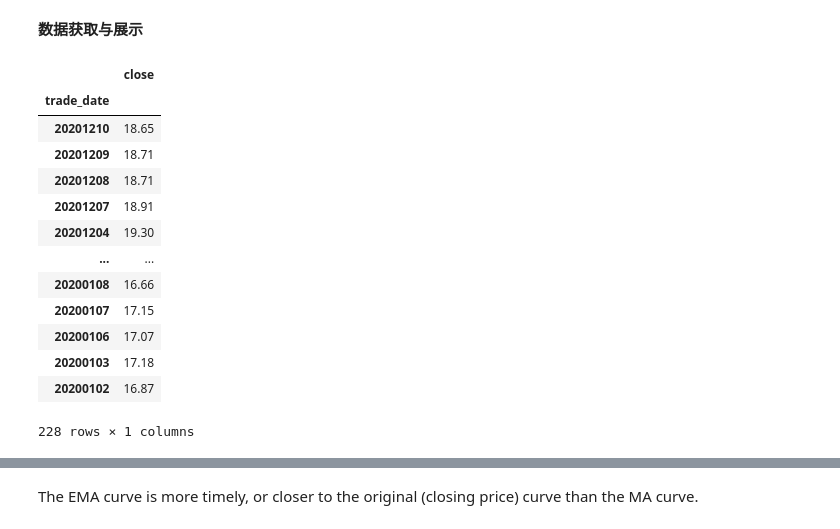
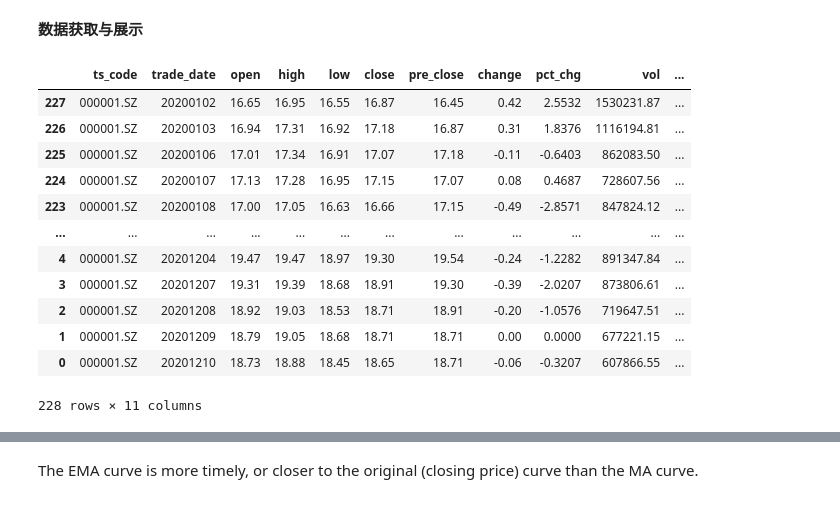
Before and after one commit to superMC5657/jrxy_python_course, a Jupyter notebook: ProgramSession/time_series_learn.ipynb, the cells around one changed output, grey strips where cells are left out. Cells and saved outputs as stored; diff of their text form; code cells hidden in the pictures.

```diff
--- a/ProgramSession/time_series_learn.ipynb
+++ b/ProgramSession/time_series_learn.ipynb
@@ -39,29 +39,28 @@ pandas, numpy, matplotlib, scipy, seaborn, statsmodels...
 # %%
 ## Importing Packages and Data
 
 import pandas as pd
+import numpy as np
+import matplotlib.pyplot as plt
 import tushare as ts
-import matplotlib.pyplot as plt
-import numpy as np
 
 tushare_token = '1c8b06446534ae510c8c68e38fc248b99f89ac3814cb55645ae2be72'  # 请在 tushare.pro 网站注册并且告知学生身份，可以取得你的token
 pro = ts.pro_api(tushare_token)
 
-df = pro.daily(ts_code='000001.SZ', start_date='20200101', end_date='20201210')
+df = pro.daily(ts_code='000001.SZ', start_date='20200101', end_date='20201210').iloc[::-1, :]
 cprice = df[['trade_date','close']].set_index('trade_date')
-cprice
+df
 # %% [output]
-|  | close |
-| trade_date |  |
-| 20201210 | 18.65 |
-| 20201209 | 18.71 |
-| 20201208 | 18.71 |
-| 20201207 | 18.91 |
-| 20201204 | 19.30 |
-| ... | ... |
-| 20200108 | 16.66 |
-| 20200107 | 17.15 |
-| 20200106 | 17.07 |
-| 20200103 | 17.18 |
-| 20200102 | 16.87 |
+|  | ts_code | trade_date | open | high | low | close | pre_close | change | pct_chg | vol | ... |
+| 227 | 000001.SZ | 20200102 | 16.65 | 16.95 | 16.55 | 16.87 | 16.45 | 0.42 | 2.5532 | 1530231.87 | ... |
+| 226 | 000001.SZ | 20200103 | 16.94 | 17.31 | 16.92 | 17.18 | 16.87 | 0.31 | 1.8376 | 1116194.81 | ... |
+| 225 | 000001.SZ | 20200106 | 17.01 | 17.34 | 16.91 | 17.07 | 17.18 | -0.11 | -0.6403 | 862083.50 | ... |
+| 224 | 000001.SZ | 20200107 | 17.13 | 17.28 | 16.95 | 17.15 | 17.07 | 0.08 | 0.4687 | 728607.56 | ... |
+| 223 | 000001.SZ | 20200108 | 17.00 | 17.05 | 16.63 | 16.66 | 17.15 | -0.49 | -2.8571 | 847824.12 | ... |
+| ... | ... | ... | ... | ... | ... | ... | ... | ... | ... | ... | ... |
+| 4 | 000001.SZ | 20201204 | 19.47 | 19.47 | 18.97 | 19.30 | 19.54 | -0.24 | -1.2282 | 891347.84 | ... |
+| 3 | 000001.SZ | 20201207 | 19.31 | 19.39 | 18.68 | 18.91 | 19.30 | -0.39 | -2.0207 | 873806.61 | ... |
+| 2 | 000001.SZ | 20201208 | 18.92 | 19.03 | 18.53 | 18.71 | 18.91 | -0.20 | -1.0576 | 719647.51 | ... |
+| 1 | 000001.SZ | 20201209 | 18.79 | 19.05 | 18.68 | 18.71 | 18.71 | 0.00 | 0.0000 | 677221.15 | ... |
+| 0 | 000001.SZ | 20201210 | 18.73 | 18.88 | 18.45 | 18.65 | 18.71 | -0.06 | -0.3207 | 607866.55 | ... |
-228 rows × 1 columns
+228 rows × 11 columns
```
Also changed, not shown: parts of 30 cells of this notebook.
